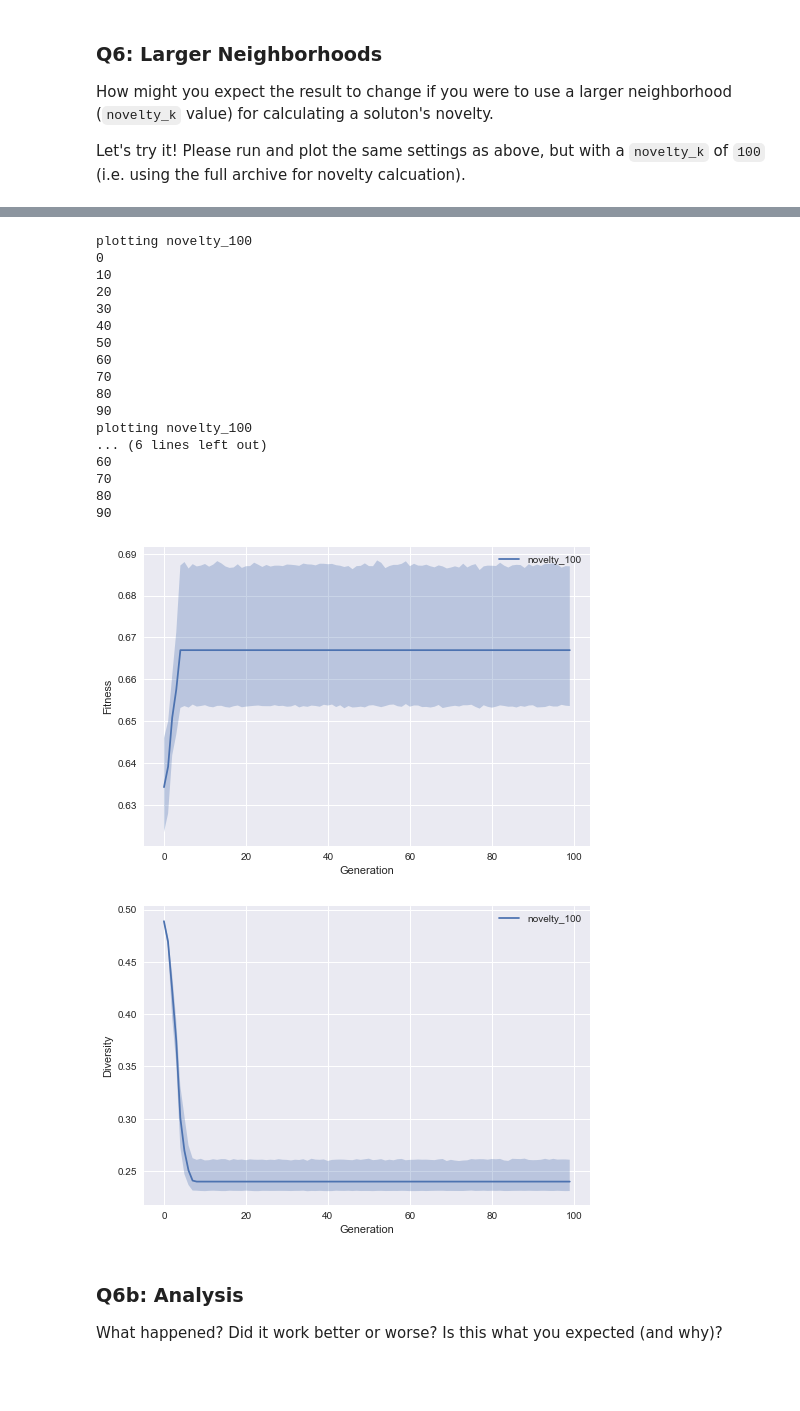
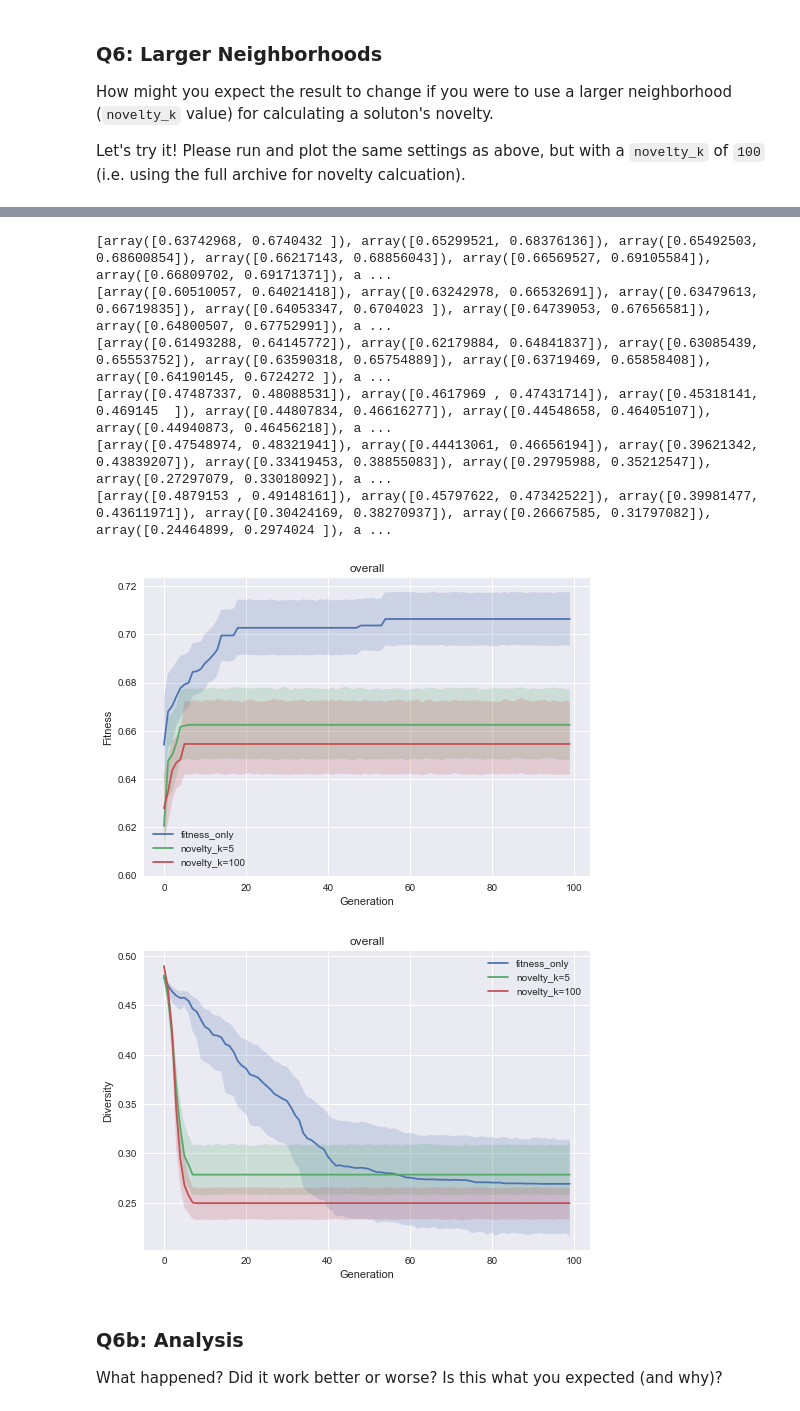
Before and after one commit to jdonovanCS/CS-352-Evolutionary-Computation, a Jupyter notebook: assignment_7/Assignment_7_Novelty_Search_[jdonova6].ipynb, the cells around one changed output, grey strips where cells are left out. Saved outputs shown, nothing was run; the diff lists cells and outputs as text; code cells hidden in the pictures; blank space fills up the shorter version.

```diff
--- a/assignment_7/Assignment_7_Novelty_Search_[jdonova6].ipynb
+++ b/assignment_7/Assignment_7_Novelty_Search_[jdonova6].ipynb
@@ -595,7 +636,7 @@ crossover=False
 n = bit_string_length
 k = bit_string_length-1
 
-for run_name in ["novelty_100"]:
+for run_name in ["novelty_k=100"]:
     experiment_results[run_name] = np.zeros((num_runs, total_generations))
     solutions_results[run_name] = np.zeros((num_runs, total_generations, bit_string_length))
     diversity_results[run_name] = np.zeros((num_runs, total_generations))
@@ -631,27 +672,16 @@ novelty_100 19 3.0741496086120605 0.6280950694572478
-# %%
-# plotting
-plot_mean_and_bootstrapped_ci_over_time(input_data = experiment_results, name = ["novelty_100"], x_label = "Generation", y_label = "Fitness", plot_bootstrap = True)
-plot_mean_and_bootstrapped_ci_over_time(input_data = diversity_results, name = ["novelty_100"], x_label = "Generation", y_label = "Diversity", plot_bootstrap = True)
-# %% [output]
-plotting novelty_100
-0
-10
-20
-30
-40
-50
-60
-70
-80
-90
-plotting novelty_100
-... (6 lines left out)
-60
-70
-80
-90
-[figure, removed]
-[figure, removed]
+# %%
+# plotting
+plot_mean_and_bootstrapped_ci_multiple(input_data=[np.transpose(x) for k, x in experiment_results.items() if k in ["novelty_k=100", 'novelty_k=5', 'fitness_only']], name=[k for k,x in experiment_results.items() if k in ["novelty_k=100", 'novelty_k=5', 'fitness_only']], x_label="Generation", y_label="Fitness")
+plot_mean_and_bootstrapped_ci_multiple(input_data=[np.transpose(x) for k, x in diversity_results.items() if k in ["novelty_k=100", 'novelty_k=5', 'fitness_only']], name=[k for k,x in experiment_results.items() if k in ["novelty_k=100", 'novelty_k=5', 'fitness_only']], x_label="Generation", y_label="Diversity")
+# %% [output]
+[array([0.63742968, 0.6740432 ]), array([0.65299521, 0.68376136]), array([0.65492503, 0.68600854]), array([0.66217143, 0.68856043]), array([0.66569527, 0.69105584]), array([0.66809702, 0.69171371]), a ...
+[array([0.60510057, 0.64021418]), array([0.63242978, 0.66532691]), array([0.63479613, 0.66719835]), array([0.64053347, 0.6704023 ]), array([0.64739053, 0.67656581]), array([0.64800507, 0.67752991]), a ...
+[array([0.61493288, 0.64145772]), array([0.62179884, 0.64841837]), array([0.63085439, 0.65553752]), array([0.63590318, 0.65754889]), array([0.63719469, 0.65858408]), array([0.64190145, 0.6724272 ]), a ...
+[array([0.47487337, 0.48088531]), array([0.4617969 , 0.47431714]), array([0.45318141, 0.469145  ]), array([0.44807834, 0.46616277]), array([0.44548658, 0.46405107]), array([0.44940873, 0.46456218]), a ...
+[array([0.47548974, 0.48321941]), array([0.44413061, 0.46656194]), array([0.39621342, 0.43839207]), array([0.33419453, 0.38855083]), array([0.29795988, 0.35212547]), array([0.27297079, 0.33018092]), a ...
+[array([0.4879153 , 0.49148161]), array([0.45797622, 0.47342522]), array([0.39981477, 0.43611971]), array([0.30424169, 0.38270937]), array([0.26667585, 0.31797082]), array([0.24464899, 0.2974024 ]), a ...
+[figure, added]
+[figure, added]
 # %% [markdown]
 ### Q6b: Analysis
 What happened?  Did it work better or worse?  Is this what you expected (and why)?
```
Also changed, not shown: parts of 26 cells of this notebook, 6 other files.
